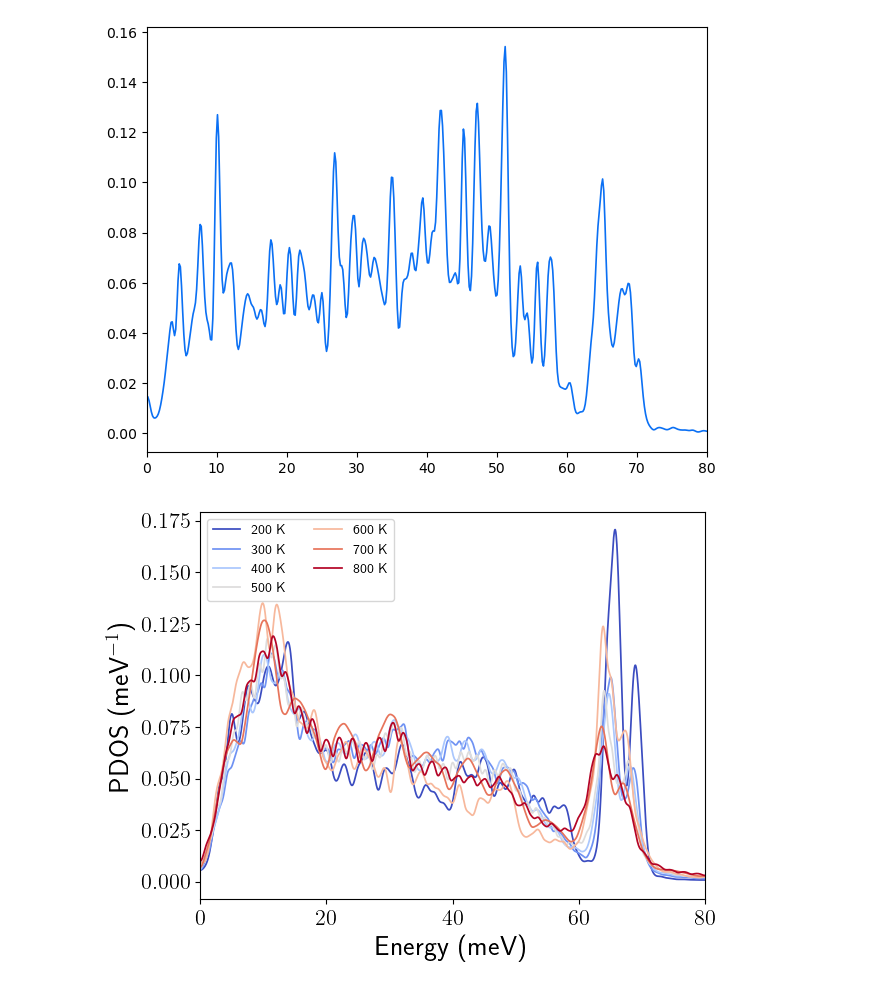
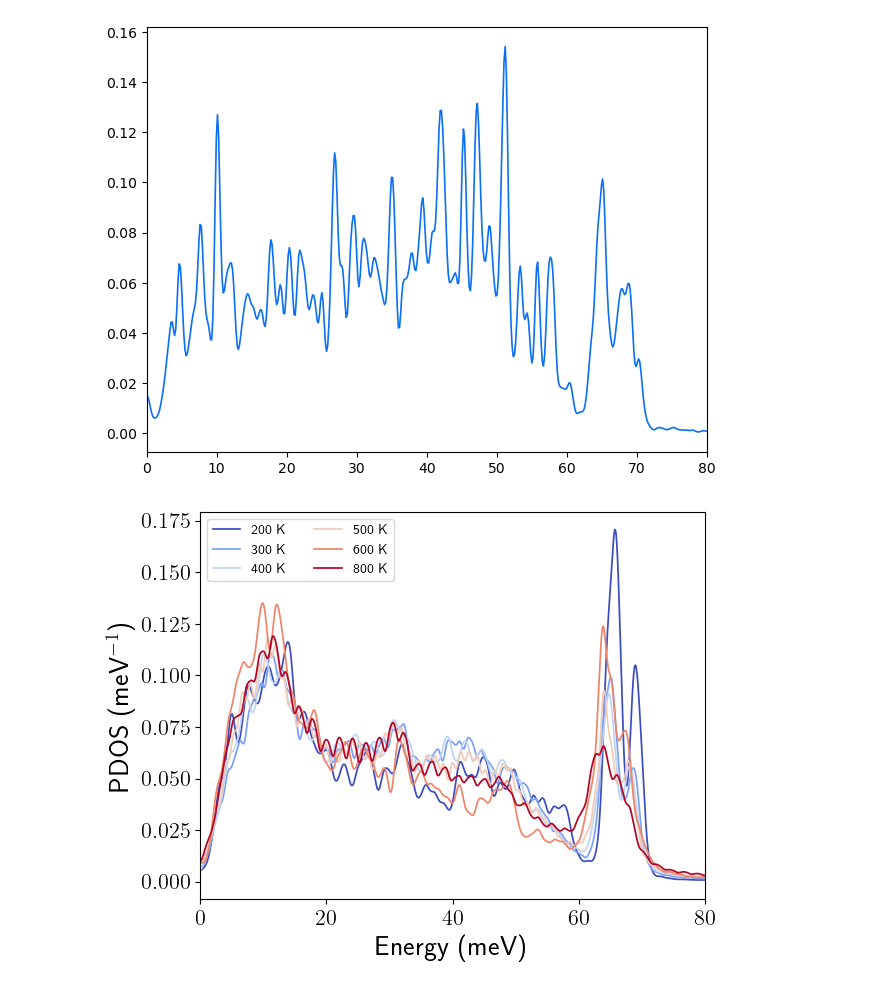
Before and after one commit to yangjackie/diffuser, a Jupyter notebook: PDOS_plotter.ipynb, the cells around one changed output. Cells and saved outputs as stored; diff of their text form; code cells hidden in the pictures.

```diff
--- a/PDOS_plotter.ipynb
+++ b/PDOS_plotter.ipynb
@@ -294,7 +294,7 @@ import pickle
 
 # analyse the temperature dependence of the phonon density of states
 
-temperatures = [200, 300, 400, 500, 600, 700, 800]
+temperatures = [200, 300, 400, 500, 600, 800]
 
 import numpy as np
 def _trapz(y: np.ndarray, x: np.ndarray) -> float:
@@ -302,35 +302,37 @@ def _trapz(y: np.ndarray, x: np.ndarray) -> float:
 
     Parameters:
         y: Integrand values, shape (N,).
         x: Abscissa values,  shape (N,).
 
     Returns:
         Scalar integral.
     """
     return float(np.sum((np.asarray(y[:-1]) + np.asarray(y[1:])) / 2.0 * np.diff(x)))
 
 colors = plt.cm.coolwarm(np.linspace(0, 1, len(temperatures)))
 
 
 for temp in temperatures:
-    Li_pdos_result = pickle.load(open("/Users/jackyang-macmini/OneDrive - UNSW/Documents/Projects/artificial_intelligence/LiPSCl-diffusion/nve_md/phonon_dos_results/phonon_analyzer_{element}_{temp}K_results.pkl".format(element="Li", temp=temp), 'rb'))
-    P_pdos_result = pickle.load(open("/Users/jackyang-macmini/OneDrive - UNSW/Documents/Projects/artificial_intelligence/LiPSCl-diffusion/nve_md/phonon_dos_results/phonon_analyzer_{element}_{temp}K_results.pkl".format(element="P", temp=temp), 'rb'))
-    S_pdos_result = pickle.load(open("/Users/jackyang-macmini/OneDrive - UNSW/Documents/Projects/artificial_intelligence/LiPSCl-diffusion/nve_md/phonon_dos_results/phonon_analyzer_{element}_{temp}K_results.pkl".format(element="S", temp=temp), 'rb'))
-    Cl_pdos_result = pickle.load(open("/Users/jackyang-macmini/OneDrive - UNSW/Documents/Projects/artificial_intelligence/LiPSCl-diffusion/nve_md/phonon_dos_results/phonon_analyzer_{element}_{temp}K_results.pkl".format(element="Cl", temp=temp), 'rb'))
+    Li_pdos_result = pickle.load(open("/Volumes/Expansion/Jack_work_data/LiPSCl-diffusion/nve_md/phonon_dos_results/phonon_analyzer_{element}_{temp}K_results.pkl".format(element="Li", temp=temp), 'rb'))
+    P_pdos_result = pickle.load(open("/Volumes/Expansion/Jack_work_data/LiPSCl-diffusion/nve_md/phonon_dos_results/phonon_analyzer_{element}_{temp}K_results.pkl".format(element="P", temp=temp), 'rb'))
+    S_pdos_result = pickle.load(open("/Volumes/Expansion/Jack_work_data/LiPSCl-diffusion/nve_md/phonon_dos_results/phonon_analyzer_{element}_{temp}K_results.pkl".format(element="S", temp=temp), 'rb'))
+    Cl_pdos_result = pickle.load(open("/Volumes/Expansion/Jack_work_data/LiPSCl-diffusion/nve_md/phonon_dos_results/phonon_analyzer_{element}_{temp}K_results.pkl".format(element="Cl", temp=temp), 'rb'))
 
     total_dos = np.array(Li_pdos_result.pdos) + np.array(P_pdos_result.pdos) + np.array(S_pdos_result.pdos) + np.array(Cl_pdos_result.pdos)
     norm = _trapz(total_dos, Li_pdos_result.freq_THz)
     total_dos_norm = total_dos / norm
     filtered_total_dos = gaussian_filter(total_dos_norm, sigma=15)
 
     # pick a color from the matplotlib colormap for each temperature
     plt.plot(Li_pdos_result.freq_THz*4.14, filtered_total_dos, label=f"{temp} K", color=colors[temperatures.index(temp)], linestyle="-", lw=1.25)
 
 plt.xlim([0,80])
 plt.xlabel("Energy (meV)")
 plt.ylabel("PDOS (meV$^{-1}$)")
 plt.legend(fontsize=10,ncol=2)
 plt.tight_layout()
+
+plt.savefig("/Users/jackyang-macmini/OneDrive - UNSW/Documents/Projects/artificial_intelligence/LiPSCl-diffusion-documents/total_pdos_vacf_temp_dependence.pdf")
 plt.show()
 # %% [output]
-[figure, old version]
+[figure, new version]
```
Also changed, not shown: 2 other files.
